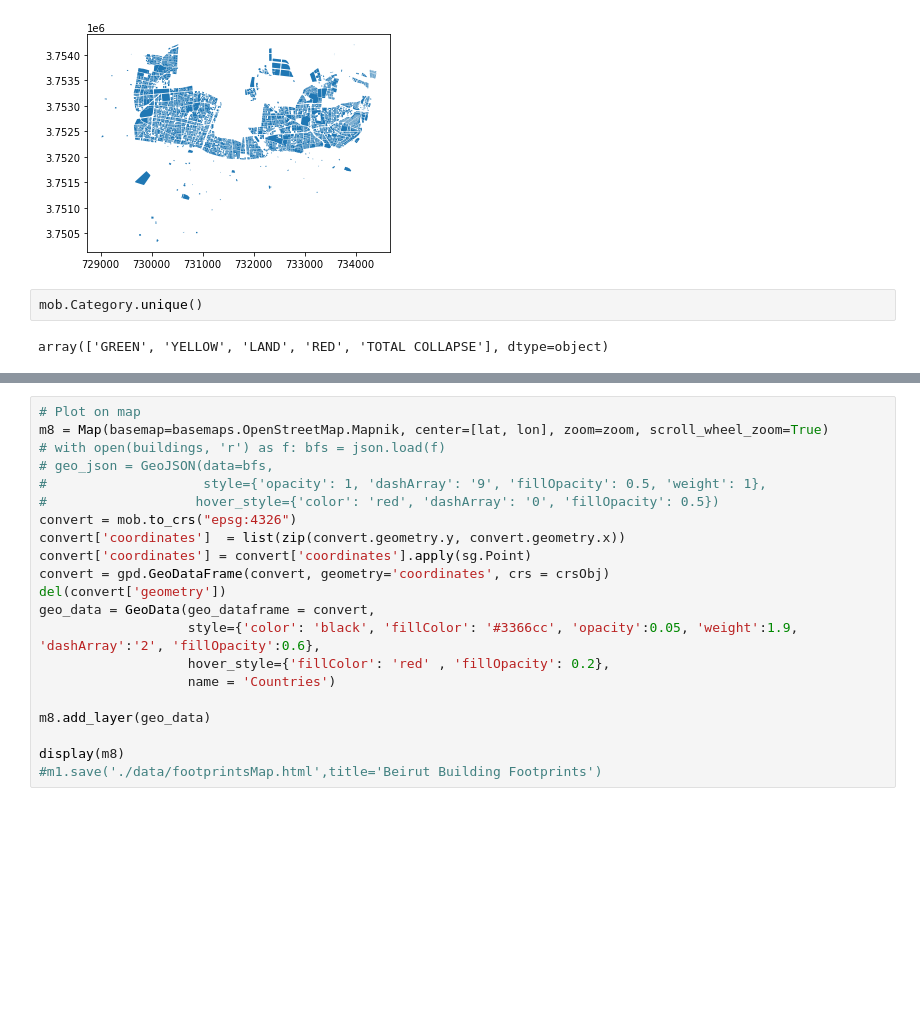
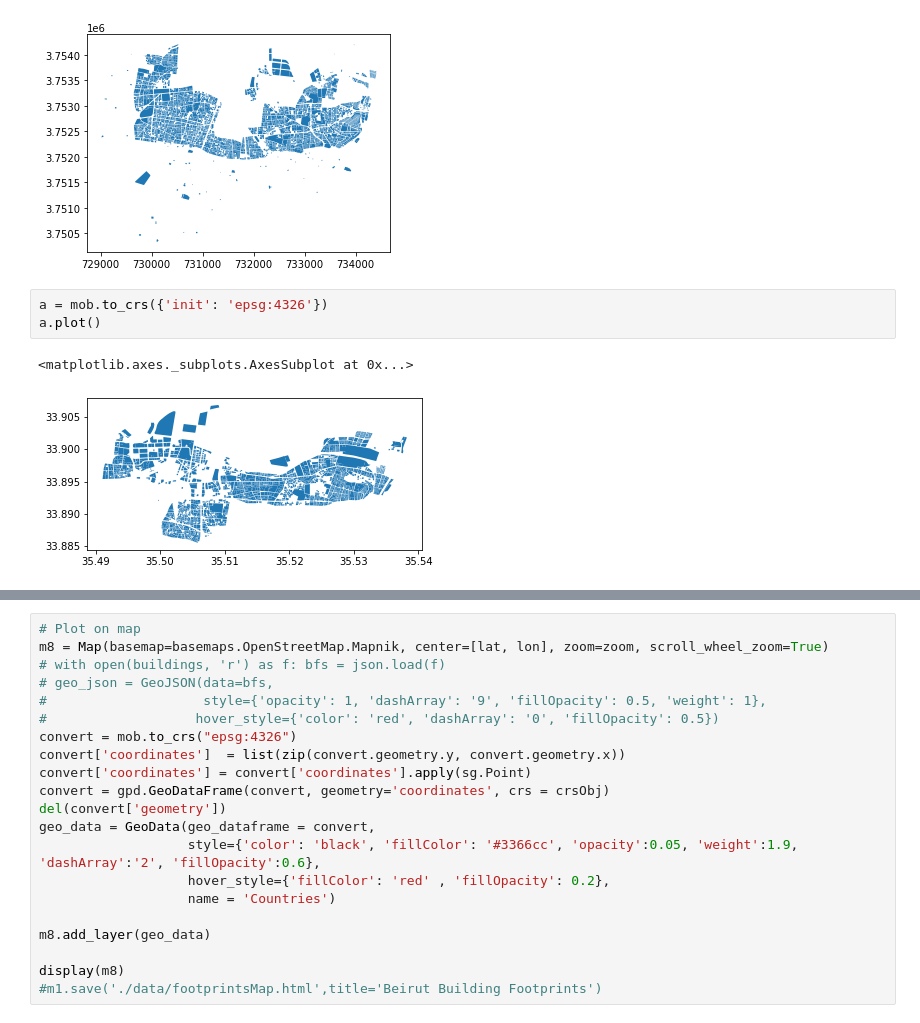
Before and after one commit to luke-scot/damage-assessment, a Jupyter notebook: data_visualisation.ipynb, the cells around one changed output, grey strips where cells are left out. Saved outputs shown, nothing was run; the diff lists cells and outputs as text; blank space fills up the shorter version.

```diff
--- a/data_visualisation.ipynb
+++ b/data_visualisation.ipynb
@@ -244,7 +265,9 @@ survey.plot()
 <matplotlib.axes._subplots.AxesSubplot at 0x...>
 [figure]
 [figure]
-# %%
-mob.Category.unique()
-# %% [output]
-array(['GREEN', 'YELLOW', 'LAND', 'RED', 'TOTAL COLLAPSE'], dtype=object)
+# %%
+a = mob.to_crs({'init': 'epsg:4326'})
+a.plot()
+# %% [output]
+<matplotlib.axes._subplots.AxesSubplot at 0x...>
+[figure, added]
```
Also changed, not shown: parts of 6 cells of this notebook, 5 other files.
